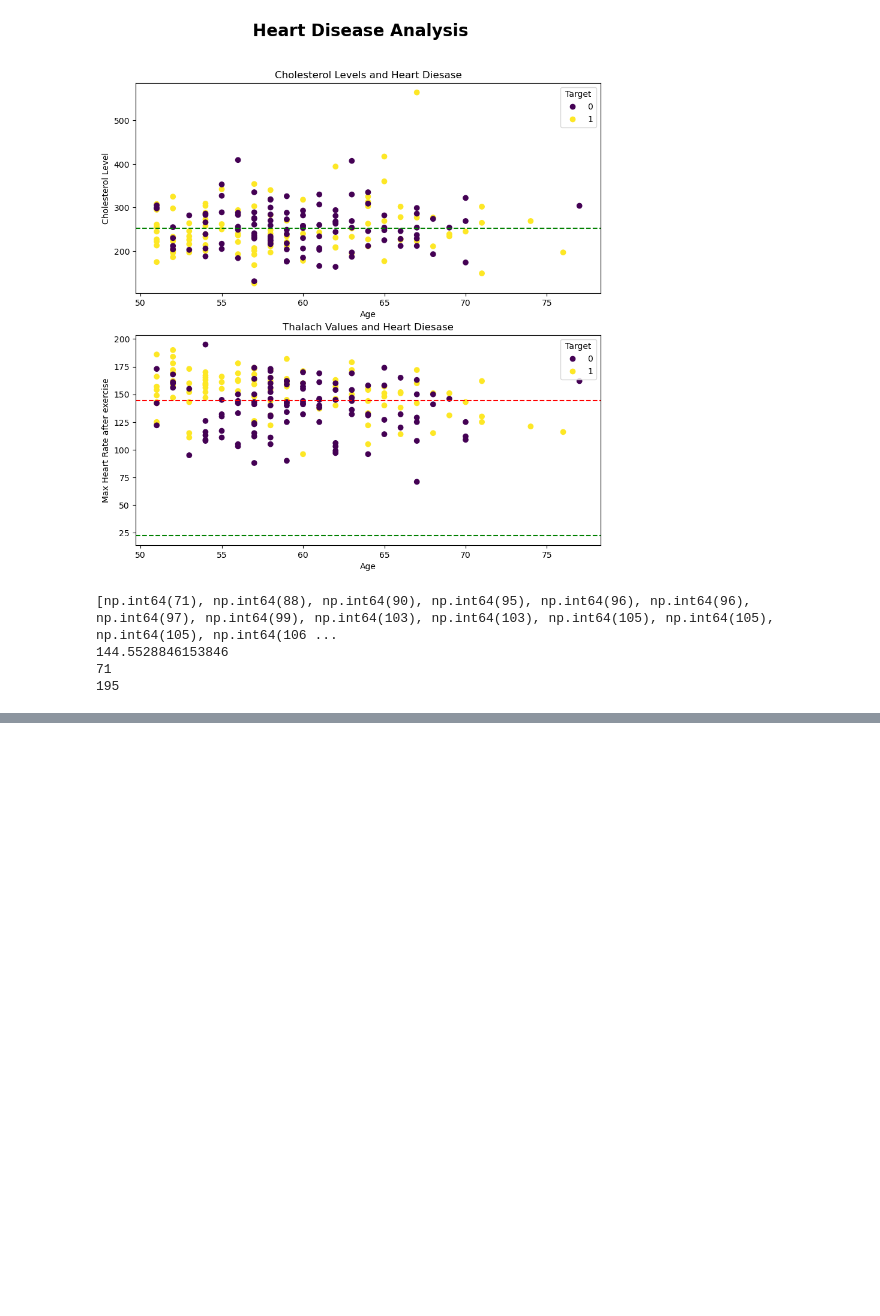
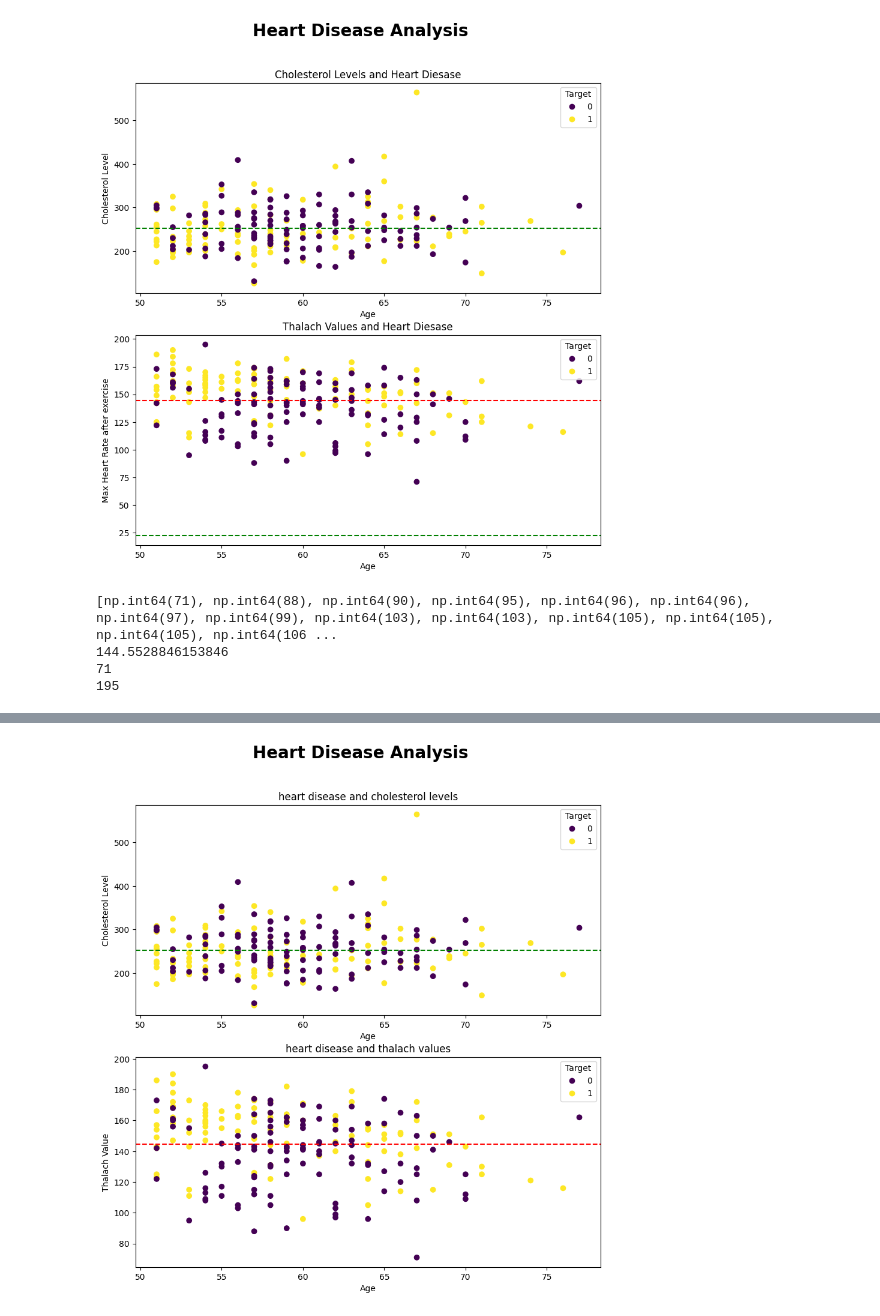
Before and after one commit to thewesternfront/Jupyter_Testintg_Jetbrains, a Jupyter notebook: Introduction-to-MatplotLib.ipynb, the cells around one changed output, grey strips where cells are left out. Drawn from its saved outputs; the diff is of its cells as text; code cells hidden in the pictures; blank space fills up the shorter version.

Commit message:
Creating subplots and adding suptitle()

```diff
--- a/Introduction-to-MatplotLib.ipynb
+++ b/Introduction-to-MatplotLib.ipynb
@@ -531,0 +539,30 @@ This is a test of the upgraded jupyter notebook
+# %%
+# Subplot of chol, age, thalach
+fig, (ax0, ax1) = plt.subplots(figsize=(10,10), nrows=2, ncols=1)
+scatter = ax0.scatter(x=over_50['age'], y=over_50['chol'], c=over_50['target'])
+
+# *******************************************************
+# Customize ax0
+ax0.set(title = "heart disease and cholesterol levels", xlabel = "Age", ylabel = "Cholesterol Level")
+
+ax0.legend(*scatter.legend_elements(), title="Target")
+
+# Add a mean line
+ax0.axhline(y=over_50['chol'].mean(), color='g', linestyle='--')
+
+# *******************************************************
+# Reproduce the above but with 'thalach' data instead of 'chol'
+scatter = ax1.scatter(x=over_50['age'], y=over_50['thalach'], c=over_50['target'])
+
+# Customize ax1
+ax1.set(title = "heart disease and thalach values", xlabel = "Age", ylabel = "Thalach Value")
+
+ax1.legend(*scatter.legend_elements(), title="Target")
+
+# Add a mean line
+ax1.axhline(y=over_50['thalach'].mean(), color='r', linestyle='--')
+
+# ADD a TITLE to the Entire Figure
+fig.suptitle("Heart Disease Analysis", fontsize=20, fontweight='bold');
+# %% [output]
+[figure, added]
```
Also changed, not shown: parts of 13 cells of this notebook.
